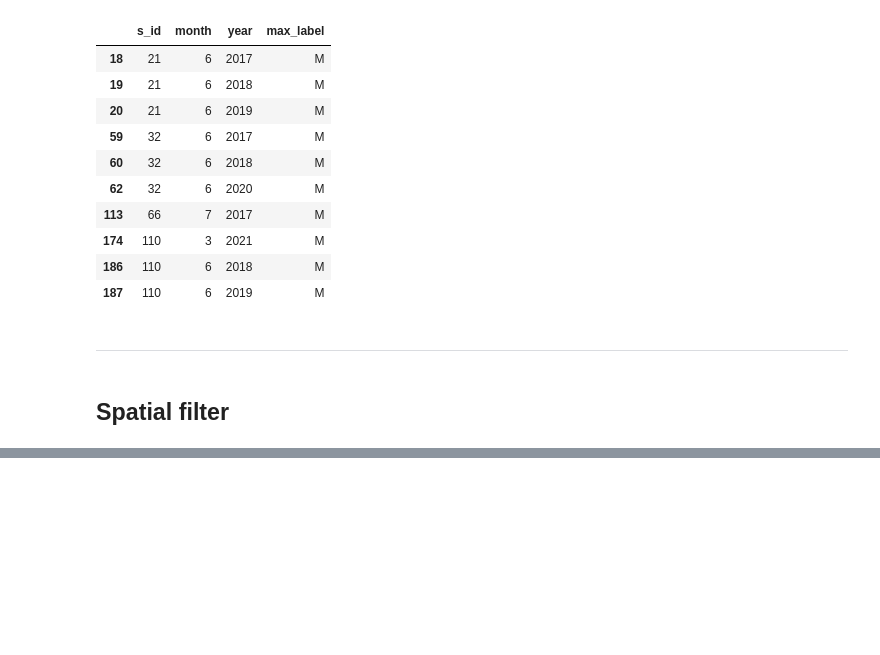
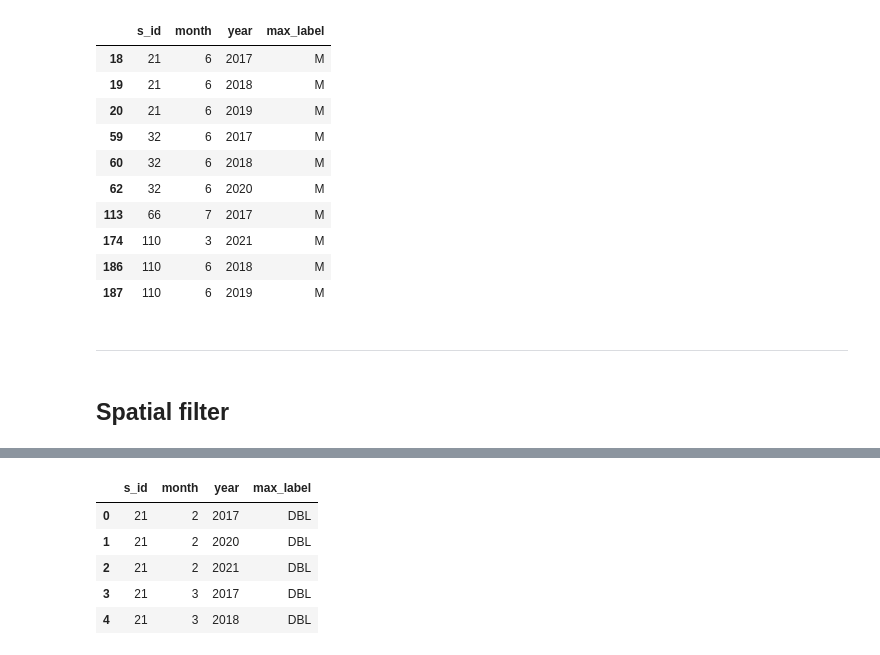
Before and after one commit to Vk0z/vitpheno, a Jupyter notebook: GEE/s2_patch_extraction_gee.ipynb, the cells around one changed output, grey strips where cells are left out. Saved outputs shown, nothing was run; the diff lists cells and outputs as text; code cells hidden in the pictures; blank space fills up the shorter version.

```diff
--- a/GEE/s2_patch_extraction_gee.ipynb
+++ b/GEE/s2_patch_extraction_gee.ipynb
@@ -272,0 +368,9 @@ Somewhere around here the code should calculate the frequency of the label and d
+# %%
+freqresults_df.head()
+# %% [output]
+|  | s_id | month | year | max_label |
+| 0 | 21 | 2 | 2017 | DBL |
+| 1 | 21 | 2 | 2020 | DBL |
+| 2 | 21 | 2 | 2021 | DBL |
+| 3 | 21 | 3 | 2017 | DBL |
+| 4 | 21 | 3 | 2018 | DBL |
```
Also changed, not shown: parts of 29 cells of this notebook.
